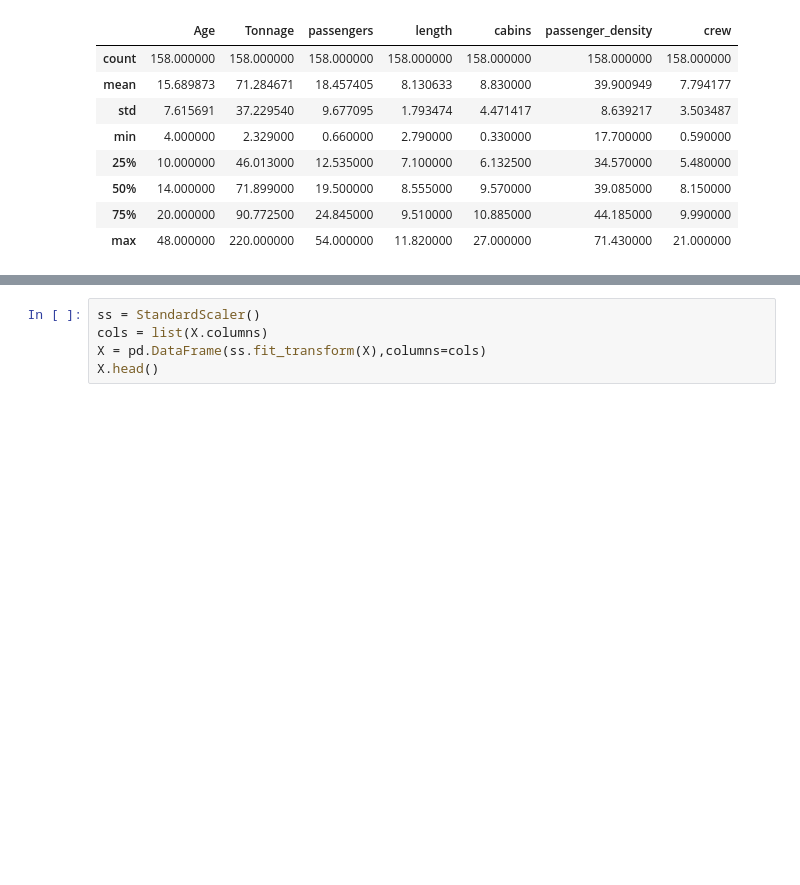
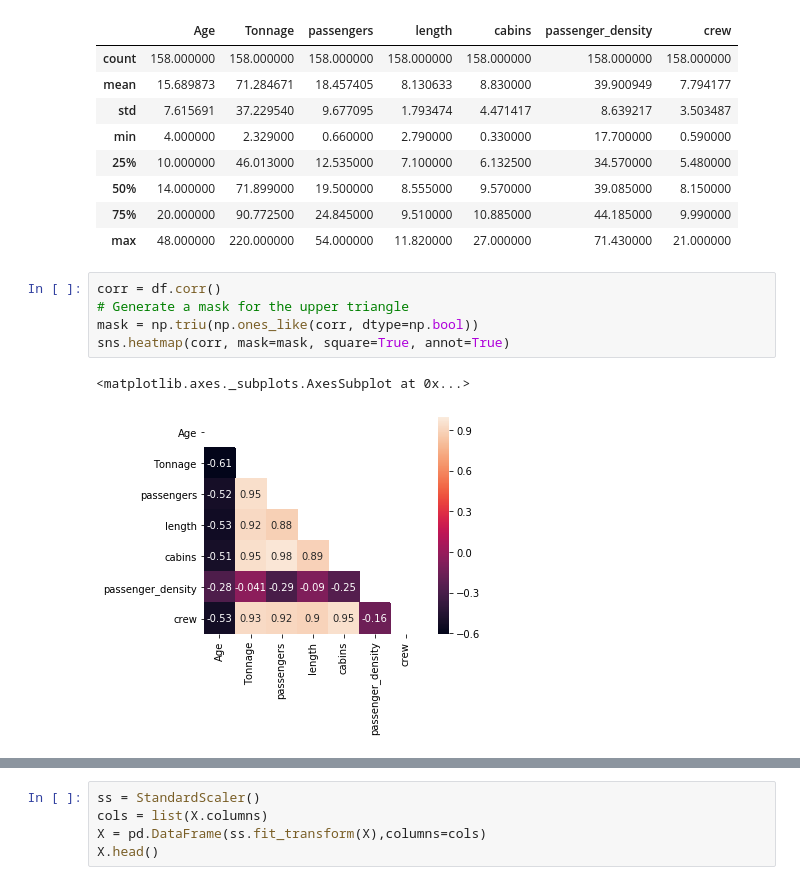
Before and after one commit to sam-thurman/cruise_ship, a Jupyter notebook: exploratory_1.ipynb, the cells around one changed output, grey strips where cells are left out. Cells and saved outputs as stored; diff of their text form; blank space fills up the shorter version.

```diff
--- a/exploratory_1.ipynb
+++ b/exploratory_1.ipynb
@@ -23,5 +23,13 @@ df.describe()
 | 50% | 14.000000 | 71.899000 | 19.500000 | 8.555000 | 9.570000 | 39.085000 | 8.150000 |
 | 75% | 20.000000 | 90.772500 | 24.845000 | 9.510000 | 10.885000 | 44.185000 | 9.990000 |
 | max | 48.000000 | 220.000000 | 54.000000 | 11.820000 | 27.000000 | 71.430000 | 21.000000 |
+# %%
+corr = df.corr()
+# Generate a mask for the upper triangle
+mask = np.triu(np.ones_like(corr, dtype=np.bool))
+sns.heatmap(corr, mask=mask, square=True, annot=True)
+# %% [output]
+<matplotlib.axes._subplots.AxesSubplot at 0x...>
+[figure, added]
 # %%
 X = df[['Age', 'Tonnage', 'passengers', 'length', 'cabins', 'passenger_density']]
```
Also changed, not shown: parts of 6 cells of this notebook, 1 other file.
